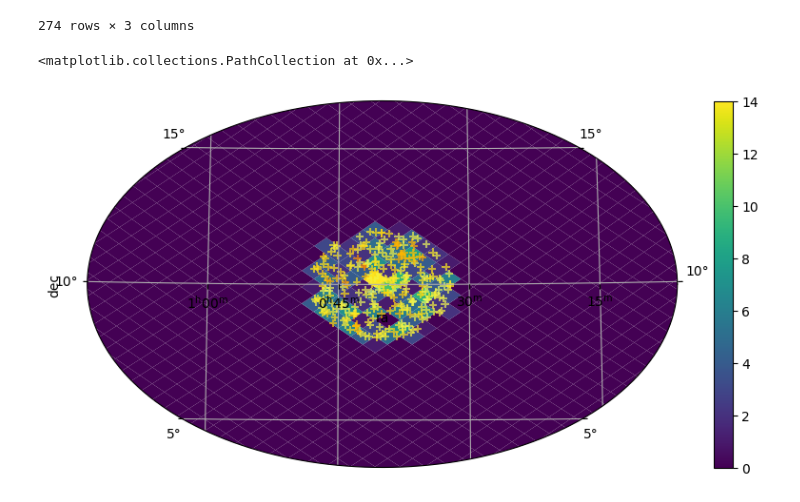
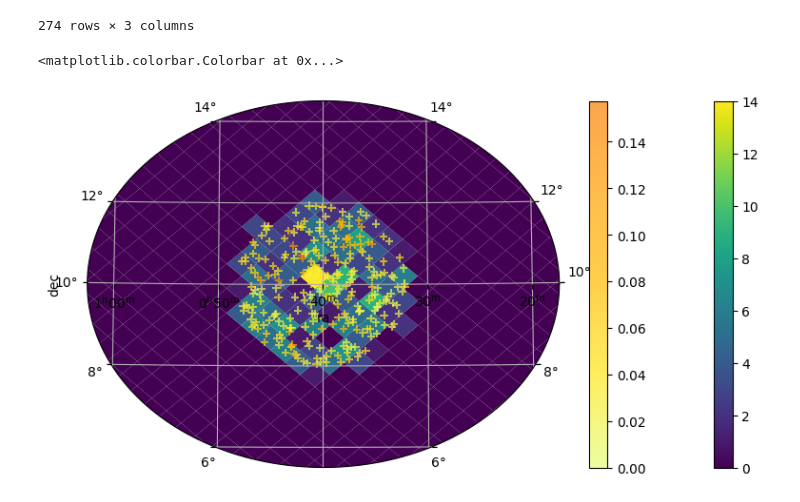
Before and after one commit to lincc-frameworks/notebooks_lf, a Jupyter notebook: sprints/2024/09_19/plotting_and_nested.ipynb, the cells around one changed output. Saved outputs shown, nothing was run; the diff lists cells and outputs as text; code cells hidden in the pictures.

```diff
--- a/sprints/2024/09_19/plotting_and_nested.ipynb
+++ b/sprints/2024/09_19/plotting_and_nested.ipynb
@@ -146,9 +146,10 @@ computed
 | 5551321117488054272 | 9.529415 | 11.775622 | 0.015250 |
 274 rows × 3 columns
 # %%
-plt, ax = filtered.skymap(lambda df, p: len(df), order=7, default_value=0, plotting_args= {"fov": (15 * u.deg, 15 * u.deg), "center": SkyCoord(ra, dec, unit="deg", frame="icrs")})
+plt, ax = filtered.skymap(lambda df, p: len(df), order=7, default_value=0, plotting_args= {"fov": (10 * u.deg, 10 * u.deg), "center": SkyCoord(ra, dec, unit="deg", frame="icrs")})
 
-ax.scatter(computed["ra"].to_numpy(), computed["dec"].to_numpy(), c = computed["mag_std"].to_numpy(), transform=ax.get_transform('icrs'), marker='+', alpha=0.7, cmap="Wistia")
+im = ax.scatter(computed["ra"].to_numpy(), computed["dec"].to_numpy(), c = computed["mag_std"].to_numpy(), transform=ax.get_transform('icrs'), marker='+', alpha=0.7, cmap="Wistia")
+plt.colorbar(im)
 # %% [output]
-<matplotlib.collections.PathCollection at 0x...>
+<matplotlib.colorbar.Colorbar at 0x...>
-[figure, old version]
+[figure, new version]
```
